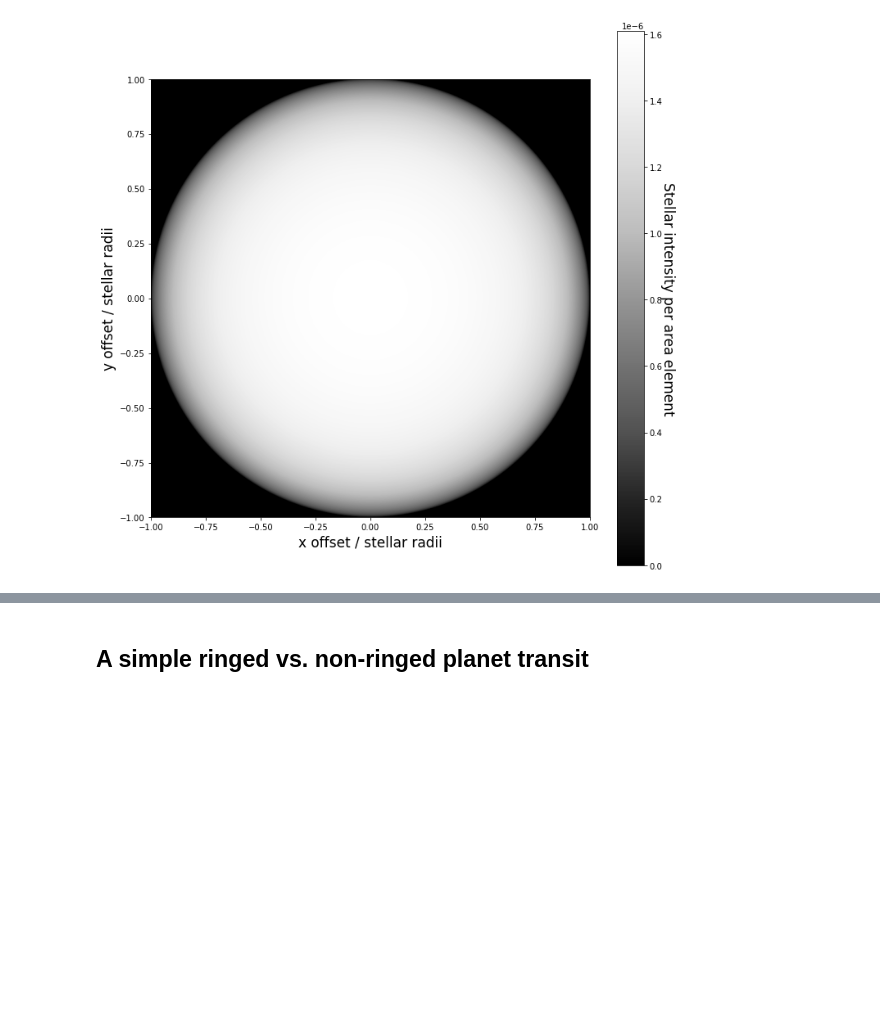
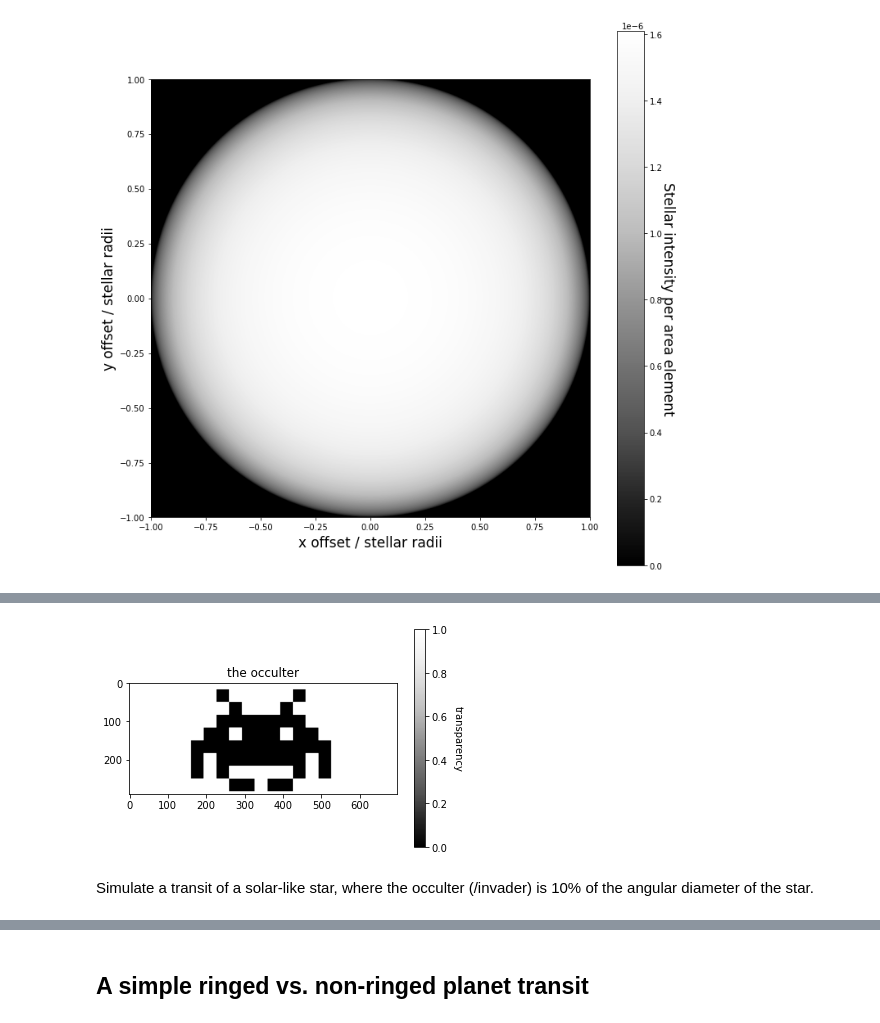
Before and after one commit to leigh2/PLATO_ring_sim, a Jupyter notebook: rpt_demo.ipynb, the cells around one changed output, grey strips where cells are left out. Cells and saved outputs as stored; diff of their text form; code cells hidden in the pictures; blank space fills up the shorter version.

```diff
--- a/rpt_demo.ipynb
+++ b/rpt_demo.ipynb
@@ -123,0 +147,22 @@ plt.show()
+# %%
+# load an example occulter...
+invader = 1-image.imread('data/invader.png')
+_x,_y = np.meshgrid(np.arange(invader.shape[1]), np.arange(invader.shape[0]))
+sel = invader.copy()<1
+inv,_x,_y = map(lambda _a:_a[sel].flatten().astype(np.float64), [invader,_x,_y])
+A = 1/inv.size
+rad = np.max(np.sqrt(_x**2+_y**2))
+_x, _y = _x/rad, _y/rad
+_y -= _y.mean()
+_x -= _x.mean()
+# %%
+plt.imshow(invader, cmap='Greys_r')
+cbar = plt.colorbar()
+cbar.ax.get_yaxis().labelpad = 15
+cbar.ax.set_ylabel("transparency", rotation=270)
+plt.title("the occulter")
+plt.show()
+# %% [output]
+[figure, added]
+# %% [markdown]
+Simulate a transit of a solar-like star, where the occulter (/invader) is 10% of the angular diameter of the star.
```
Also changed, not shown: parts of 9 cells of this notebook, 1 other file.
